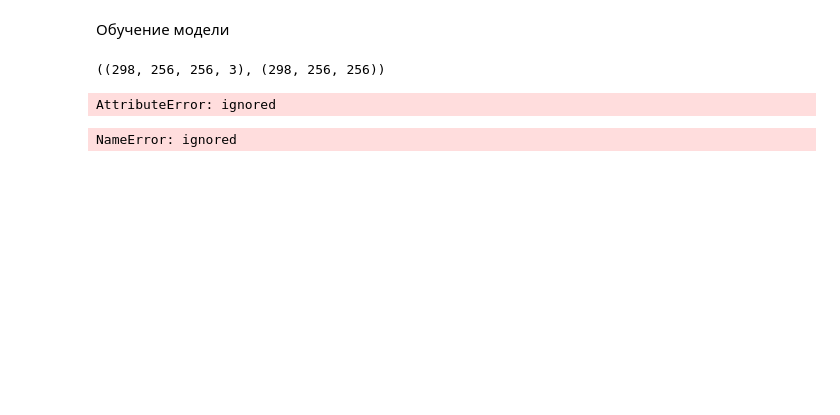
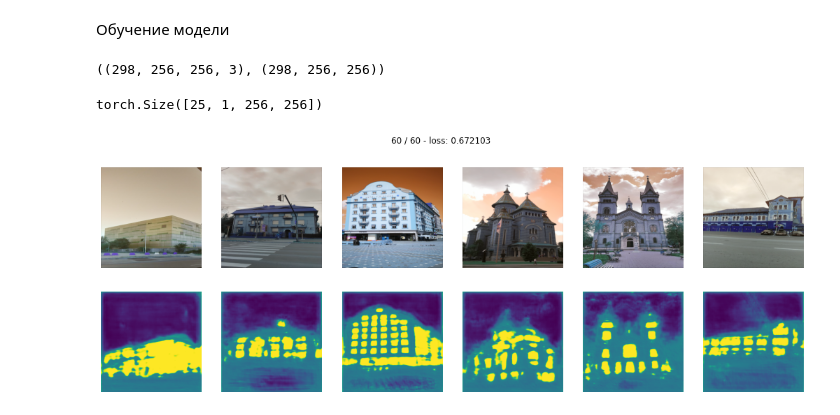
Before and after one commit to Tyrannozavr/machine_learning, a Jupyter notebook: segmentation.ipynb, the cells around one changed output. Cells and saved outputs as stored; diff of their text form; code cells hidden in the pictures; blank space fills up the shorter version.

```diff
--- a/segmentation.ipynb
+++ b/segmentation.ipynb
@@ -218,14 +239,14 @@ images, masks = next(iter(data_tr))
 seg_preds = seg_model(images)
 
 # loss
-seg_criterion = smp.utils.losses.DiceLoss()
-seg_loss = seg_criterion(seg_preds, masks).item()
+# seg_criterion = smp.utils.losses.DiceLoss()
+# seg_loss = seg_criterion(seg_preds, masks).item()
 
 
 print(seg_preds.shape)
-print(seg_loss)
+# print(seg_loss)
 # %% [output]
-AttributeError: ignored
+torch.Size([25, 1, 256, 256])
 # %%
 def bce_loss(y_real, y_pred):
   y_pred = torch.sigmoid(y_pred)
@@ -244,8 +265,9 @@ def train(model, opt, loss_fn, epochs, data_tr, data_val):
         avg_loss = 0
         model.train()  # train mode
         for X_batch, Y_batch in data_tr:
-            X_batch = X_batch.to(device)
-            Y_batch = Y_batch.to(device)
+            X_batch = X_batch.to(device, dtype=torch.float)
+            Y_batch = Y_batch.to(device, dtype=torch.float)
+            # print('batch')
             opt.zero_grad()
             # data to device
 
@@ -266,23 +288,22 @@ def train(model, opt, loss_fn, epochs, data_tr, data_val):
         model.eval()  # testing mode
         Y_hat = model.forward(X_val.to(device)).detach().cpu()# detach and put into cpu
 
-        # Visualize tools
+        plt.figure(figsize=(18, 6))
         clear_output(wait=True)
-        for k in range(6):
-            plt.subplot(2, 6, k+1)
-            plt.imshow(np.rollaxis(X_val[k].numpy(), 0, 3), cmap='gray')
-            plt.title('Real')
-            plt.axis('off')
+        for i in range(6):
+            plt.subplot(2, 6, i+1)
+            plt.axis("off")
+            plt.imshow(X_val[i].numpy().transpose(1, 2, 0))
 
-            plt.subplot(2, 6, k+7)
-            plt.imshow(Y_hat[k, 0], cmap='gray')
-            plt.title('Output')
-            plt.axis('off')
+            plt.subplot(2, 6, i+7)
+            plt.axis("off")
+            plt.imshow(Y_hat[i].squeeze())
         plt.suptitle('%d / %d - loss: %f' % (epoch+1, epochs, avg_loss))
-        plt.show()
+        plt.show();
 # %%
-max_epochs = 4
+max_epochs = 60
 optim = torch.optim.Adam(seg_model.parameters(), lr=0.0001)
+seg_model.to(device)
 train(seg_model, optim, bce_loss, max_epochs, data_tr, data_val)
 # %% [output]
-NameError: ignored
+[figure, added]
```
Also changed, not shown: parts of 23 cells of this notebook.
